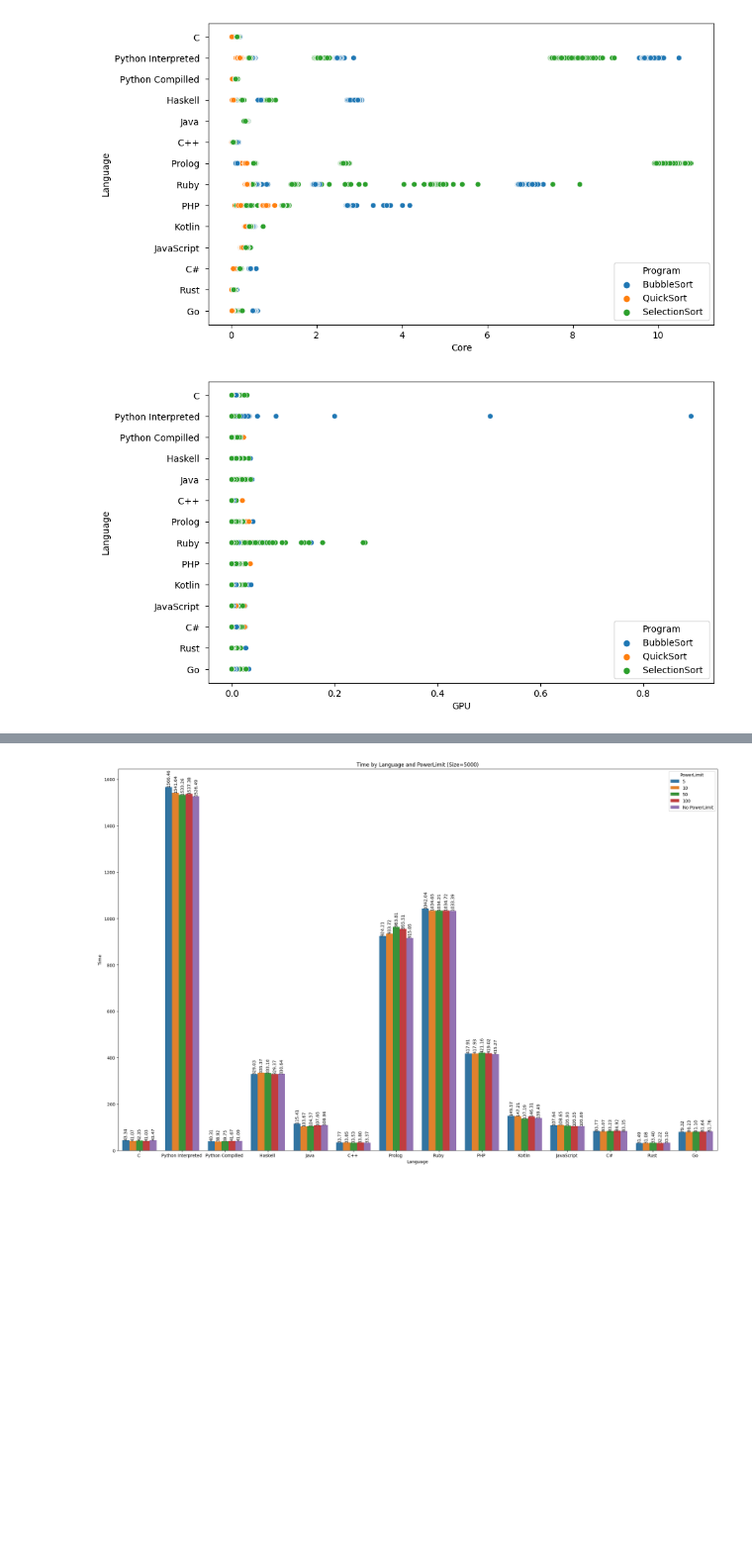
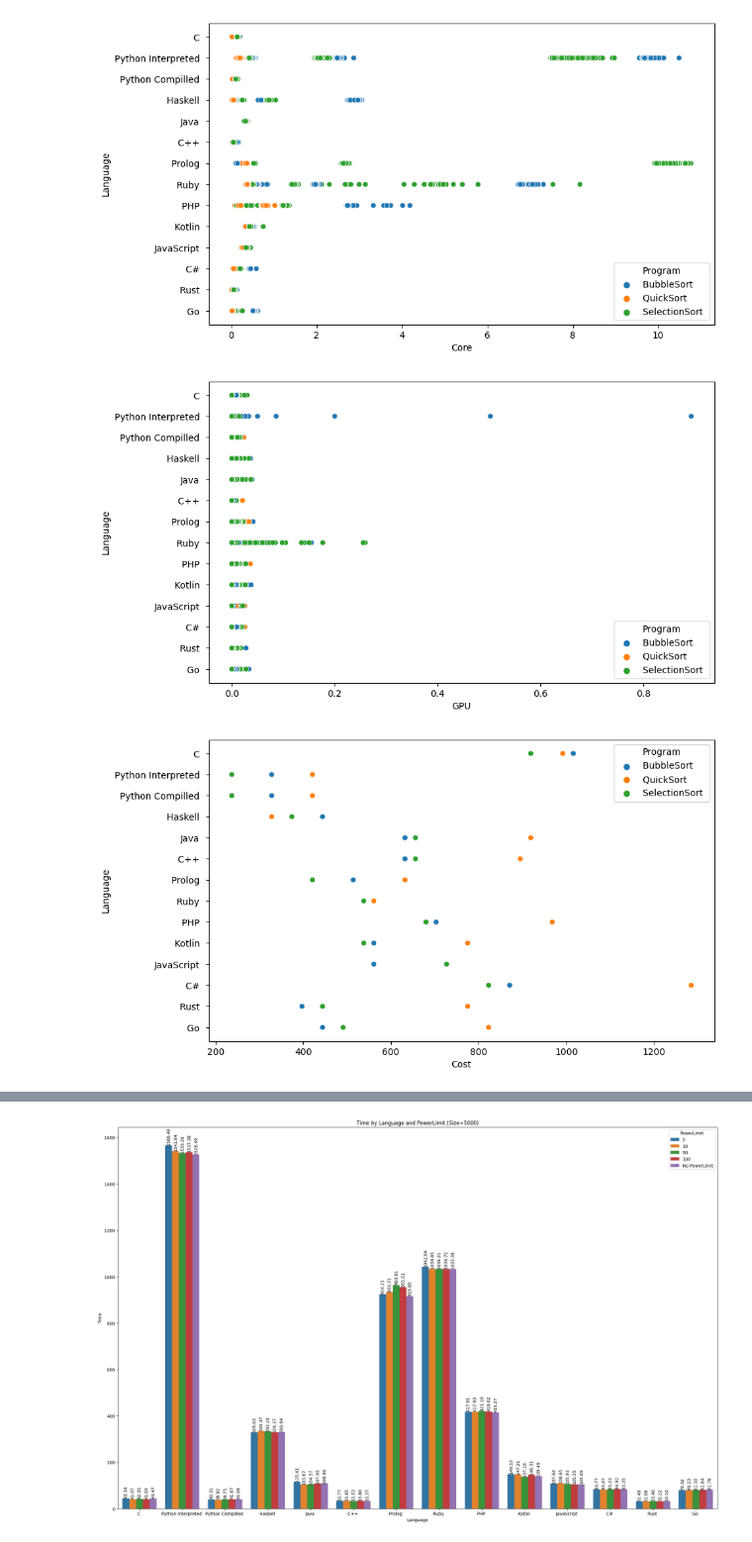
Before and after one commit to realRunlo/EnergyMeasurement, a Jupyter notebook: notebooks/statistics.ipynb, the cells around one changed output, grey strips where cells are left out. Shown at 99% size. Drawn from its saved outputs; the diff is of its cells as text; code cells hidden in the pictures; blank space fills up the shorter version.

```diff
--- a/notebooks/statistics.ipynb
+++ b/notebooks/statistics.ipynb
@@ -8,7 +8,7 @@ import pandas as pd
 
 file_name = '../measurements.csv'
 df = pd.read_csv(file_name, header = 0, delimiter=",", decimal=".")
-for col in ["Time", "Memory", "Temperature", "Package", "Core", "GPU"]:
+for col in ["Time", "Memory", "Temperature", "Package", "Core", "GPU","Cost"]:
     plt.figure(figsize=(10,6))
     sea.scatterplot(data=df,hue='Program',y='Language', x=col)
 
@@ -16,30 +16,31 @@ for col in ["Time", "Memory", "Temperature", "Package", "Core", "GPU"]:
 # summary stats
 print("Stats")
 print(df.describe())
 # %% [output]
 Stats
          PowerLimit          Size          Cost       Package          Core  \
 count  31500.000000  31500.000000  31500.000000  31500.000000  31500.000000
 mean      32.800000   2833.333333    624.571429      0.832957      0.638831
 std       38.071065   1649.942013    232.566857      2.072786      1.624551
 min       -1.000000   1000.000000    237.000000      0.024841      0.014099
 25%        5.000000   1000.000000    444.000000      0.074524      0.047592
 50%       10.000000   2500.000000    596.500000      0.257537      0.182648
 75%       50.000000   5000.000000    775.000000      0.505752      0.380371
 max      100.000000   5000.000000   1285.000000     14.624084     10.773804
 
                 GPU     DRAM          Time   Temperature         Memory
 count  31500.000000  31500.0  31500.000000  31500.000000   31500.000000
 mean       0.000879      0.0    180.042984     43.679876   19096.529143
 std        0.007544      0.0    417.390877      2.729471   37822.635790
 min        0.000000      0.0      3.000000     40.200000    1272.000000
 25%        0.000000      0.0     25.000000     41.800000    3500.000000
 50%        0.000000      0.0     65.000000     42.800000   11976.000000
 75%        0.000000      0.0    118.000000     44.200000   26099.000000
 max        0.893311      0.0   2941.000000     55.300000  429980.000000
 [figure]
 [figure]
 [figure]
 [figure]
 [figure]
 [figure]
+[figure, added]
```
Also changed, not shown: parts of 4 cells of this notebook, 4 other files.
